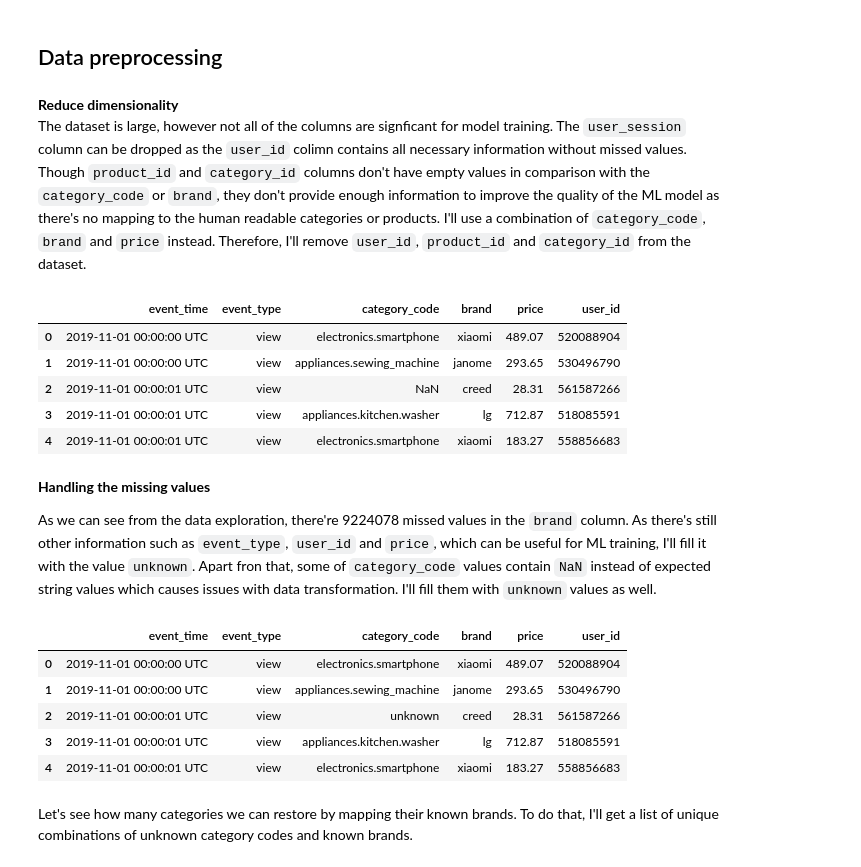
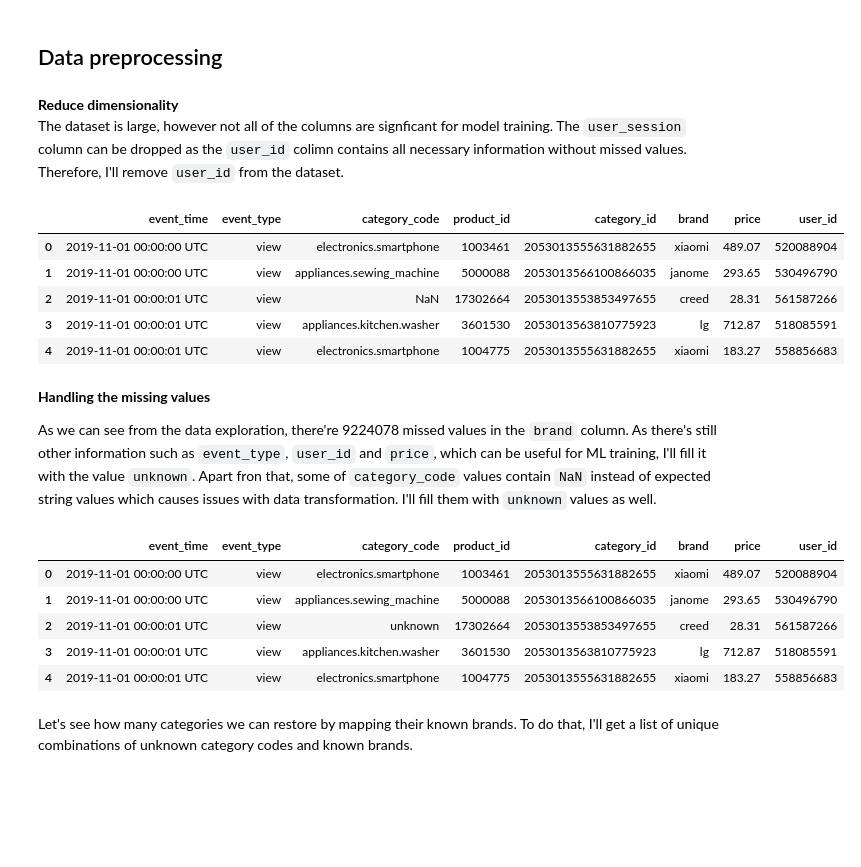
Before and after one commit to Tan--Tan/dlm, a Jupyter notebook: deep_learning.ipynb, the cells around one changed output. Cells and saved outputs as stored; diff of their text form; code cells hidden in the pictures; blank space fills up the shorter version.

```diff
--- a/deep_learning.ipynb
+++ b/deep_learning.ipynb
@@ -61,29 +75,29 @@ As we can see, all prices are greater than `0` which makes the dataset is pretty
 ## Data preprocessing
 # %% [markdown]
 **Reduce dimensionality**
-The dataset is large, however not all of the columns are signficant for model training. The `user_session` column can be dropped as the `user_id` colimn contains all necessary information without missed values.
-Though `product_id` and `category_id` columns don't have empty values in comparison with the `category_code` or `brand`, they don't provide enough information to improve the quality of the ML model as there's no mapping to the human readable categories or products. I'll use a combination of `category_code`, `brand` and `price` instead.
-Therefore, I'll remove `user_id`, `product_id` and `category_id` from the dataset.
+The dataset is large, however not all of the columns are signficant for model training. The `user_session` column can be dropped as the `user_id` colimn contains all necessary information without missed values. Therefore, I'll remove `user_id` from the dataset.
 # %%
 # keep only necessary columns
 required_cols = [
     'event_time',
     'event_type',
     'category_code',
+    'product_id',
+    'category_id',
     'brand',
     'price',
     'user_id'
 ]
 
 df = df[required_cols]
 df.head()
 # %% [output]
-|  | event_time | event_type | category_code | brand | price | user_id |
-| 0 | 2019-11-01 00:00:00 UTC | view | electronics.smartphone | xiaomi | 489.07 | 520088904 |
-| 1 | 2019-11-01 00:00:00 UTC | view | appliances.sewing_machine | janome | 293.65 | 530496790 |
-| 2 | 2019-11-01 00:00:01 UTC | view | NaN | creed | 28.31 | 561587266 |
-| 3 | 2019-11-01 00:00:01 UTC | view | appliances.kitchen.washer | lg | 712.87 | 518085591 |
-| 4 | 2019-11-01 00:00:01 UTC | view | electronics.smartphone | xiaomi | 183.27 | 558856683 |
+|  | event_time | event_type | category_code | product_id | category_id | brand | price | user_id |
+| 0 | 2019-11-01 00:00:00 UTC | view | electronics.smartphone | 1003461 | 2053013555631882655 | xiaomi | 489.07 | 520088904 |
+| 1 | 2019-11-01 00:00:00 UTC | view | appliances.sewing_machine | 5000088 | 2053013566100866035 | janome | 293.65 | 530496790 |
+| 2 | 2019-11-01 00:00:01 UTC | view | NaN | 17302664 | 2053013553853497655 | creed | 28.31 | 561587266 |
+| 3 | 2019-11-01 00:00:01 UTC | view | appliances.kitchen.washer | 3601530 | 2053013563810775923 | lg | 712.87 | 518085591 |
+| 4 | 2019-11-01 00:00:01 UTC | view | electronics.smartphone | 1004775 | 2053013555631882655 | xiaomi | 183.27 | 558856683 |
 # %% [markdown]
 **Handling the missing values**
 
@@ -94,12 +108,12 @@ df['brand'] = df['brand'].fillna('unknown')
 df['category_code'] = df['category_code'].fillna('unknown')
 df.head()
 # %% [output]
-|  | event_time | event_type | category_code | brand | price | user_id |
-| 0 | 2019-11-01 00:00:00 UTC | view | electronics.smartphone | xiaomi | 489.07 | 520088904 |
-| 1 | 2019-11-01 00:00:00 UTC | view | appliances.sewing_machine | janome | 293.65 | 530496790 |
-| 2 | 2019-11-01 00:00:01 UTC | view | unknown | creed | 28.31 | 561587266 |
-| 3 | 2019-11-01 00:00:01 UTC | view | appliances.kitchen.washer | lg | 712.87 | 518085591 |
-| 4 | 2019-11-01 00:00:01 UTC | view | electronics.smartphone | xiaomi | 183.27 | 558856683 |
+|  | event_time | event_type | category_code | product_id | category_id | brand | price | user_id |
+| 0 | 2019-11-01 00:00:00 UTC | view | electronics.smartphone | 1003461 | 2053013555631882655 | xiaomi | 489.07 | 520088904 |
+| 1 | 2019-11-01 00:00:00 UTC | view | appliances.sewing_machine | 5000088 | 2053013566100866035 | janome | 293.65 | 530496790 |
+| 2 | 2019-11-01 00:00:01 UTC | view | unknown | 17302664 | 2053013553853497655 | creed | 28.31 | 561587266 |
+| 3 | 2019-11-01 00:00:01 UTC | view | appliances.kitchen.washer | 3601530 | 2053013563810775923 | lg | 712.87 | 518085591 |
+| 4 | 2019-11-01 00:00:01 UTC | view | electronics.smartphone | 1004775 | 2053013555631882655 | xiaomi | 183.27 | 558856683 |
 # %% [markdown]
 Let's see how many categories we can restore by mapping their known brands. To do that, I'll get a list of unique combinations of unknown category codes and known brands.
 # %%
```
Also changed, not shown: parts of 13 cells of this notebook, 1 other file.
